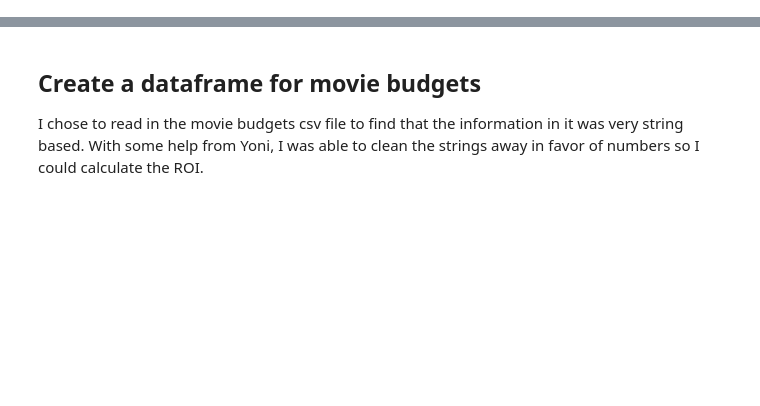
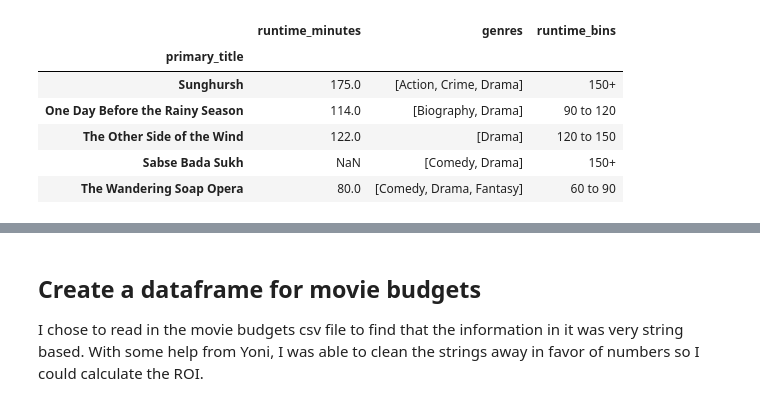
Before and after one commit to sammarder/dsc-phase-1-project-v2-4, a Jupyter notebook: student.ipynb, the cells around one changed output, grey strips where cells are left out. Drawn from its saved outputs; the diff is of its cells as text; code cells hidden in the pictures; blank space fills up the shorter version.

```diff
--- a/student.ipynb
+++ b/student.ipynb
@@ -51,0 +68,13 @@ movie_df.head()
+# %%
+movie_df['genres'] = movie_df['genres'].str.split(pat=",")
+movie_df['runtime_bins'] = movie_df['runtime_minutes'].apply(bin_runtime)
+movie_df.set_index("primary_title", inplace=True)
+movie_df.head()
+# %% [output]
+|  | runtime_minutes | genres | runtime_bins |
+| primary_title |  |  |  |
+| Sunghursh | 175.0 | [Action, Crime, Drama] | 150+ |
+| One Day Before the Rainy Season | 114.0 | [Biography, Drama] | 90 to 120 |
+| The Other Side of the Wind | 122.0 | [Drama] | 120 to 150 |
+| Sabse Bada Sukh | NaN | [Comedy, Drama] | 150+ |
+| The Wandering Soap Opera | 80.0 | [Comedy, Drama, Fantasy] | 60 to 90 |
```
Also changed, not shown: parts of 22 cells of this notebook.
